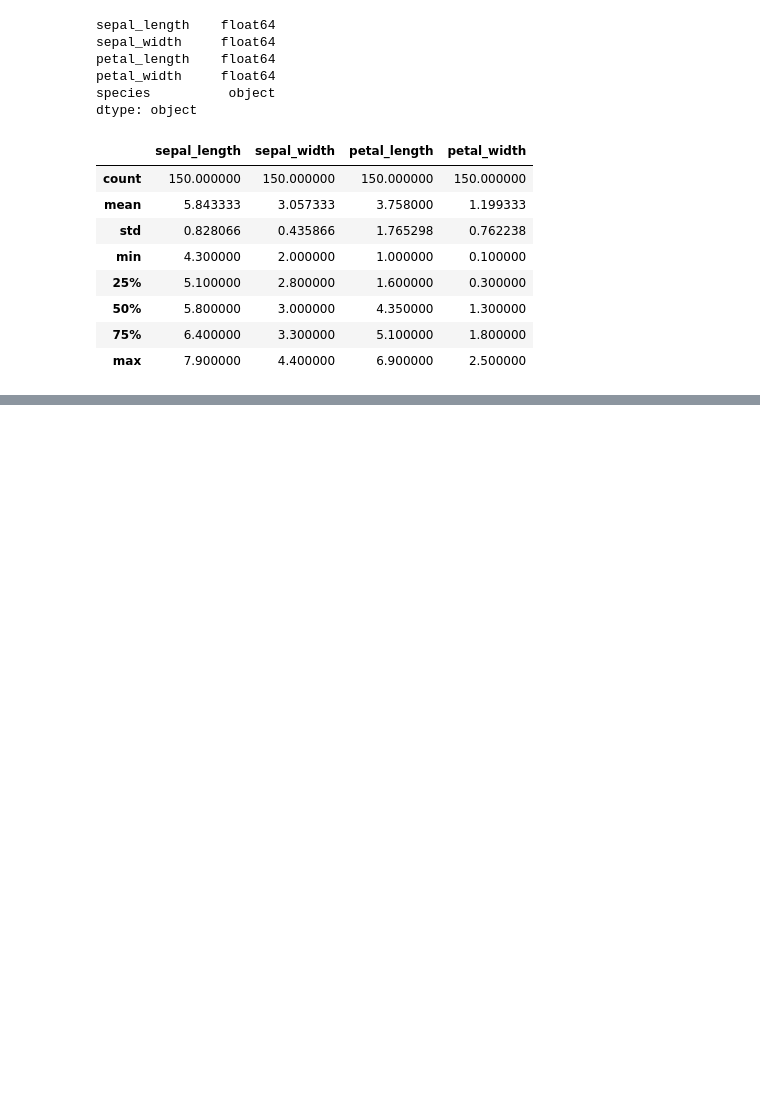
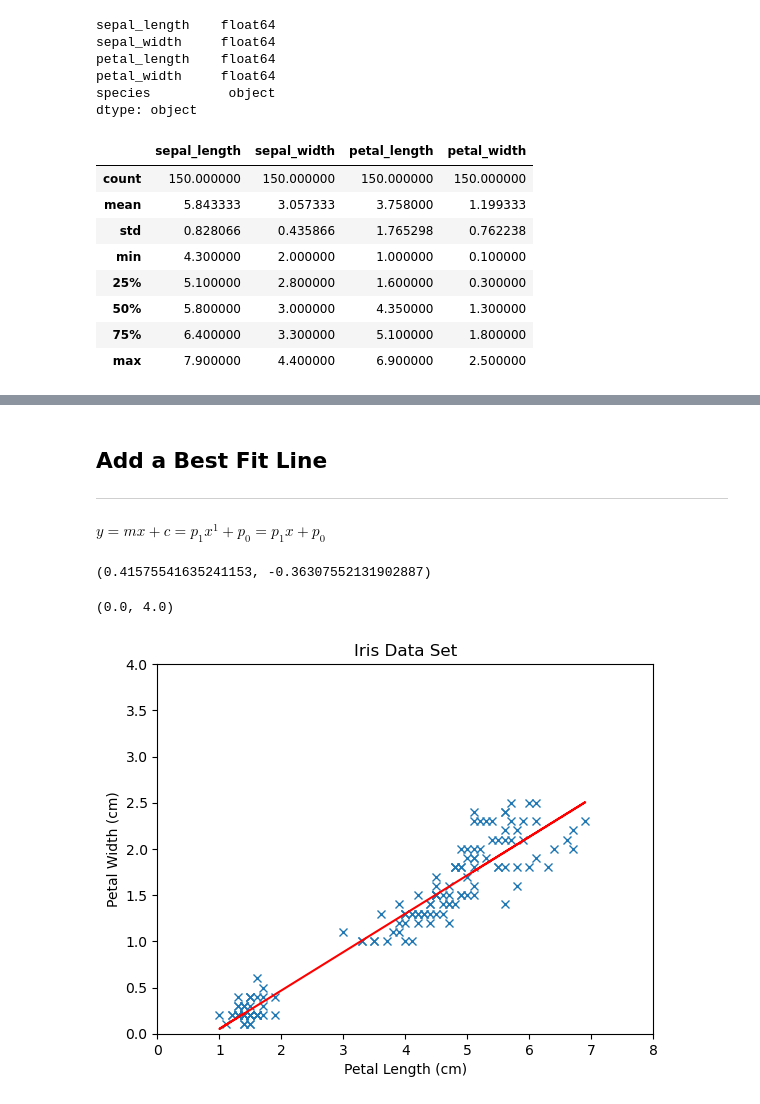
Before and after one commit to teesesmit/dataanalytics, a Jupyter notebook: MYWORK/iris.ipynb, the cells around one changed output, grey strips where cells are left out. Drawn from its saved outputs; the diff is of its cells as text; code cells hidden in the pictures; blank space fills up the shorter version.

```diff
--- a/MYWORK/iris.ipynb
+++ b/MYWORK/iris.ipynb
@@ -62,0 +166,44 @@ df.describe()
+# %% [markdown]
+## Add a Best Fit Line
+***
+# %% [markdown]
+$ y = mx + c = p_1 x^1 + p_0 = p_1 x + p_0 $
+# %%
+# Fit a strightline between x and y
+m, c = np.polyfit(plen, pwidth, 1)
+
+# Show m and c
+m, c
+# %% [output]
+(0.41575541635241153, -0.36307552131902887)
+# %%
+# Create a new figure and set of axes
+# You have control over the figure and the overall picture of the plot and the set of axes
+# first argument the number of rows
+# second is the number of columns
+fig, ax = plt.subplots()
+
+# Simple plot
+ax.plot(plen, pwidth, 'x')
+
+# Simple plot
+# redline plotted on top of data set
+# It is the red line that takes X values, multiplies them by the first guy which is the slope
+# r = redline
+ax.plot(plen, m * plen + c, 'r-')
+
+#Axia lables.
+ax.set_xlabel('Petal Length (cm)')
+ax.set_ylabel('Petal Width (cm)')
+
+# Title.
+ax.set_title('Iris Data Set')
+
+# X Limits
+ax.set_xlim(0, 8)
+
+# Y limits
+ax.set_ylim(0, 4)
+# %% [output]
+(0.0, 4.0)
+[figure, added]
```
Also changed, not shown: parts of 12 cells of this notebook.
